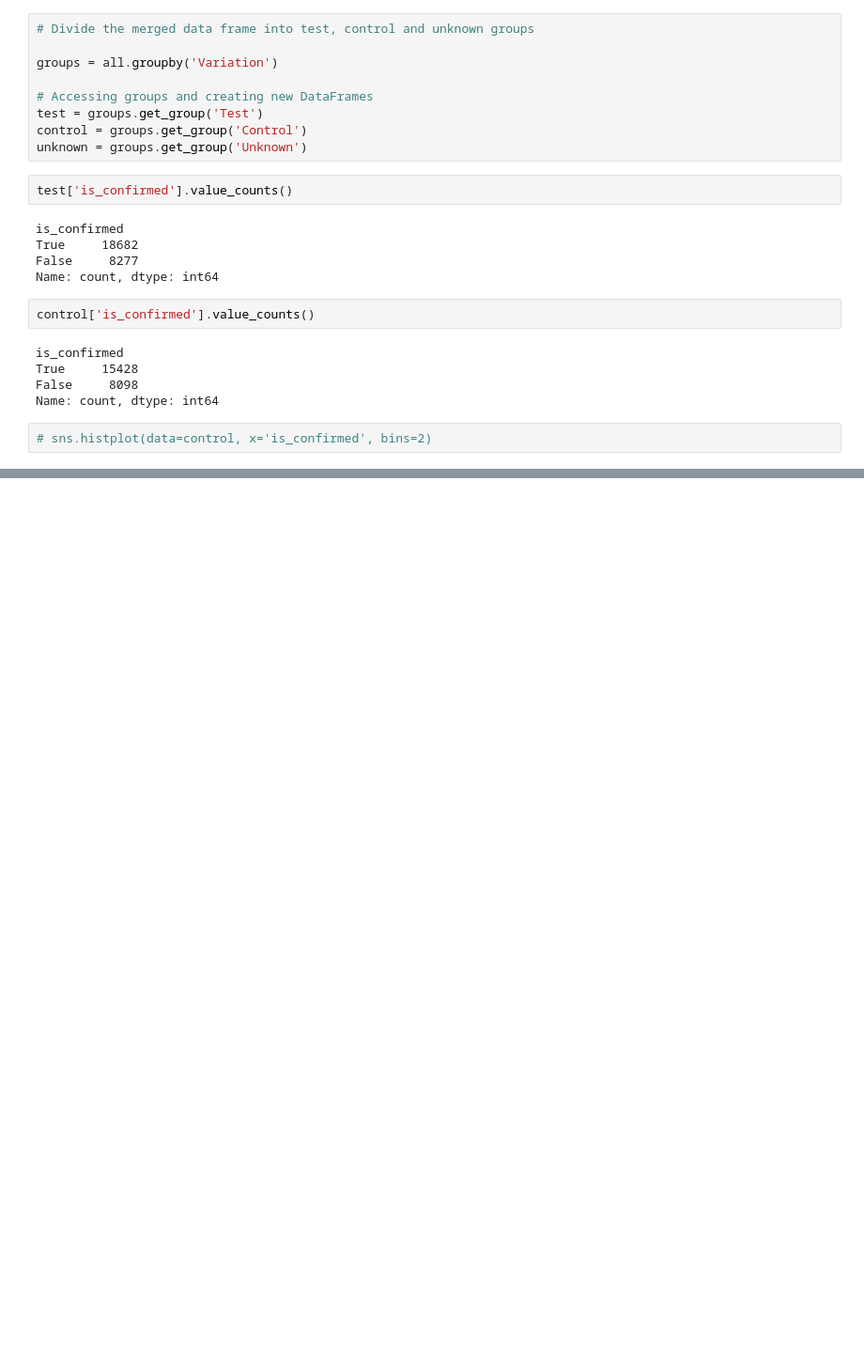
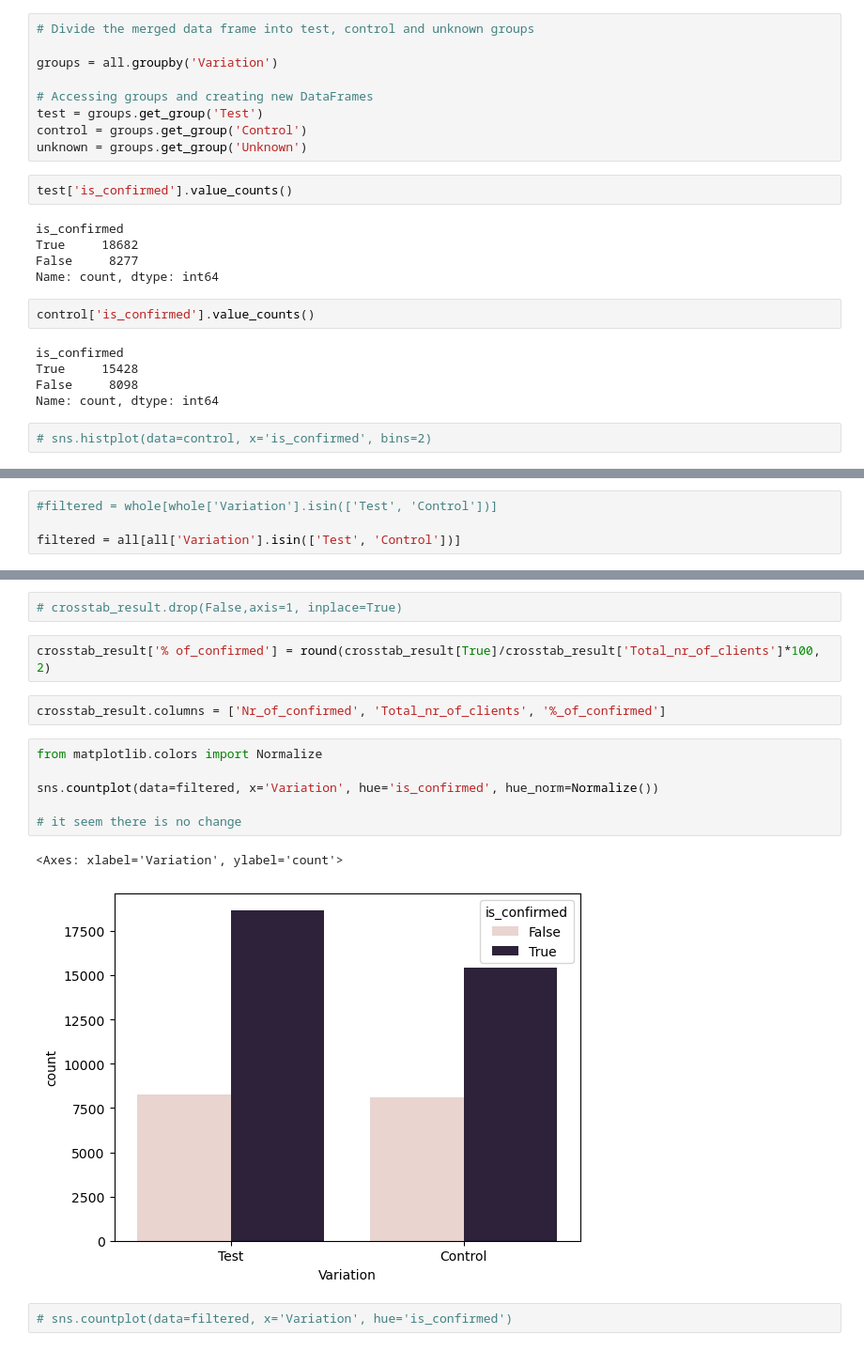
Before and after one commit to PierreMn/week_eda_project, a Jupyter notebook: PROJECT_EDA.ipynb, the cells around one changed output, grey strips where cells are left out. Shown: that part at 94% size. Drawn from its saved outputs; the diff is of its cells as text; blank space fills up the shorter version.

```diff
--- a/PROJECT_EDA.ipynb
+++ b/PROJECT_EDA.ipynb
@@ -136,0 +175,4 @@ Name: count, dtype: int64
+# %%
+#filtered = whole[whole['Variation'].isin(['Test', 'Control'])]
+
+filtered = all[all['Variation'].isin(['Test', 'Control'])]
@@ -136,0 +224,17 @@ Name: count, dtype: int64
+# %%
+# crosstab_result.drop(False,axis=1, inplace=True)
+# %%
+crosstab_result['% of_confirmed'] = round(crosstab_result[True]/crosstab_result['Total_nr_of_clients']*100, 2)
+# %%
+crosstab_result.columns = ['Nr_of_confirmed', 'Total_nr_of_clients', '%_of_confirmed']
+# %%
+from matplotlib.colors import Normalize
+
+sns.countplot(data=filtered, x='Variation', hue='is_confirmed', hue_norm=Normalize())
+
+# it seem there is no change
+# %% [output]
+<Axes: xlabel='Variation', ylabel='count'>
+[figure, added]
+# %%
+# sns.countplot(data=filtered, x='Variation', hue='is_confirmed')
```
Also changed, not shown: parts of 47 cells of this notebook.
